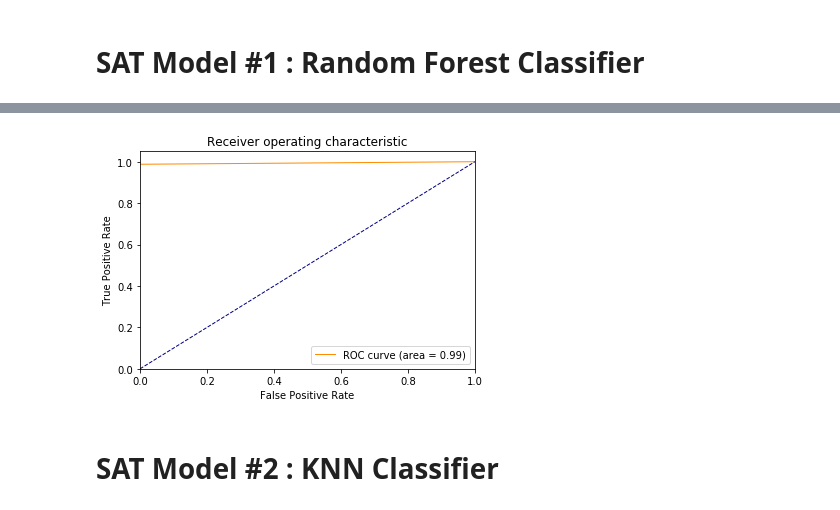
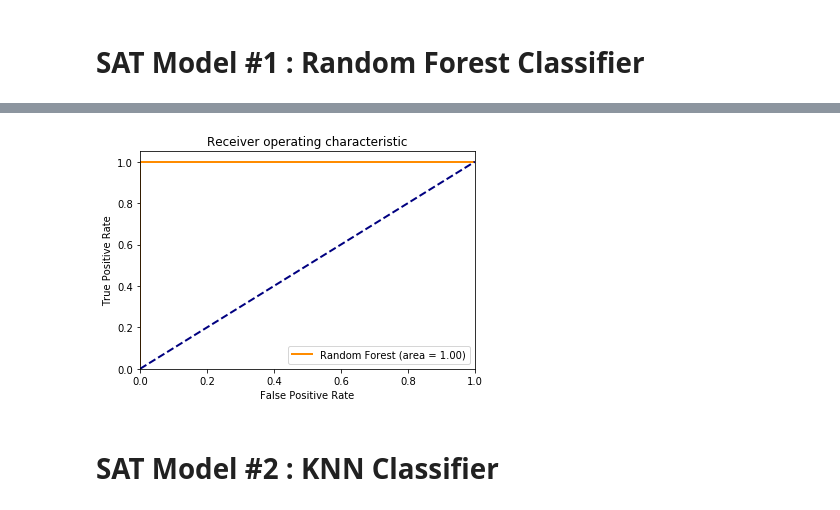
Before and after one commit to stmillett/MSDS7331_NorthCarolinaDataset, a Jupyter notebook: Lab2/Data Mining - Lab 2-SAT new.ipynb, the cells around one changed output, grey strips where cells are left out. Saved outputs shown, nothing was run; the diff lists cells and outputs as text; code cells hidden in the pictures.

```diff
--- a/Lab2/Data Mining - Lab 2-SAT new.ipynb
+++ b/Lab2/Data Mining - Lab 2-SAT new.ipynb
@@ -276,11 +274,11 @@ plt.show()
 # %%
 # To split X and y into test and train sets.
 
-y_SAT = SAT_Filtered['SAT_Score_above1000']
+y_SAT = SAT_school_data['SAT_Score_Above1000']
 
 #Removed SAT_SCore_above1000 and unit code(which is primary key for school data table)
 
-X_SAT = SAT_Filtered[SAT_Filtered.columns.drop(list(SAT_Filtered.filter(regex='SAT_Score|SAT_score|SAT_SCORE|sat_avg|unit_code|lea|LEA|^st\_')))]
+X_SAT = SAT_school_data[SAT_school_data.columns.drop(list(SAT_school_data.filter(regex='SAT_Score|SAT_score|SAT_SCORE|sat_avg|unit_code|lea|LEA|^st\_')))]
 # %%
 X_SAT_train, X_SAT_test, y_SAT_train, y_SAT_test = train_test_split(X_SAT, y_SAT, test_size=.2)
 print ('{0:.2%} of the schools have SAT scores above 1000 in the training set'.format(y_SAT.sum()/len(y_SAT)))
@@ -336,7 +334,8 @@ grid_search = GridSearchCV(pipe, param_grid=param_grid, cv=k_fold,n_jobs=-1, ver
 SAT_RandomForest_model = grid_search.fit(X_SAT_train, y_SAT_train)
 
 y_SAT_score1 = grid_search.predict(X_SAT_test)
+y_SAT_prob1=grid_search.predict_proba(X_SAT_test)
 
-print(roc_auc_score(y_SAT_test, y_SAT_score1))
+print(roc_auc_score(y_SAT_test, y_SAT_prob1[:,1]))
 # %% [output]
 Fitting 10 folds for each of 48 candidates, totalling 480 fits
@@ -348,21 +347,22 @@ Fitting 10 folds for each of 48 candidates, totalling 480 fits
 # %%
 # Plot ROC Curve
 # %%
-fpr, tpr, _ = roc_curve(y_SAT_test, y_SAT_score1 )
-roc_auc = auc(fpr, tpr)
-lw=1
+# create ROC cuve for Random Forest model:
+fpr1, tpr1, _ = roc_curve(y_SAT_test, y_SAT_prob1[:,1] )
+roc_auc1 = auc(fpr1, tpr1)
+lw=2
 plt.figure()
-plt.plot(fpr, tpr, color='darkorange', lw=1, label='ROC curve (area = %0.2f)' % roc_auc)
+plt.plot(fpr1, tpr1, color='darkorange', lw=2, label='Random Forest (area = %0.2f)' % roc_auc1)
 plt.plot([0, 1], [0, 1], color='navy', lw=lw, linestyle='--')
 plt.xlim([0.0, 1.0])
 plt.ylim([0.0, 1.05])
 plt.xlabel('False Positive Rate')
 plt.ylabel('True Positive Rate')
 plt.title('Receiver operating characteristic')
 plt.legend(loc="lower right")
 plt.show()
 # %% [output]
-[figure, old version]
+[figure, new version]
 # %% [markdown]
 # SAT Model #2 : KNN Classifier
 # %%
```
Also changed, not shown: parts of 13 cells of this notebook.
